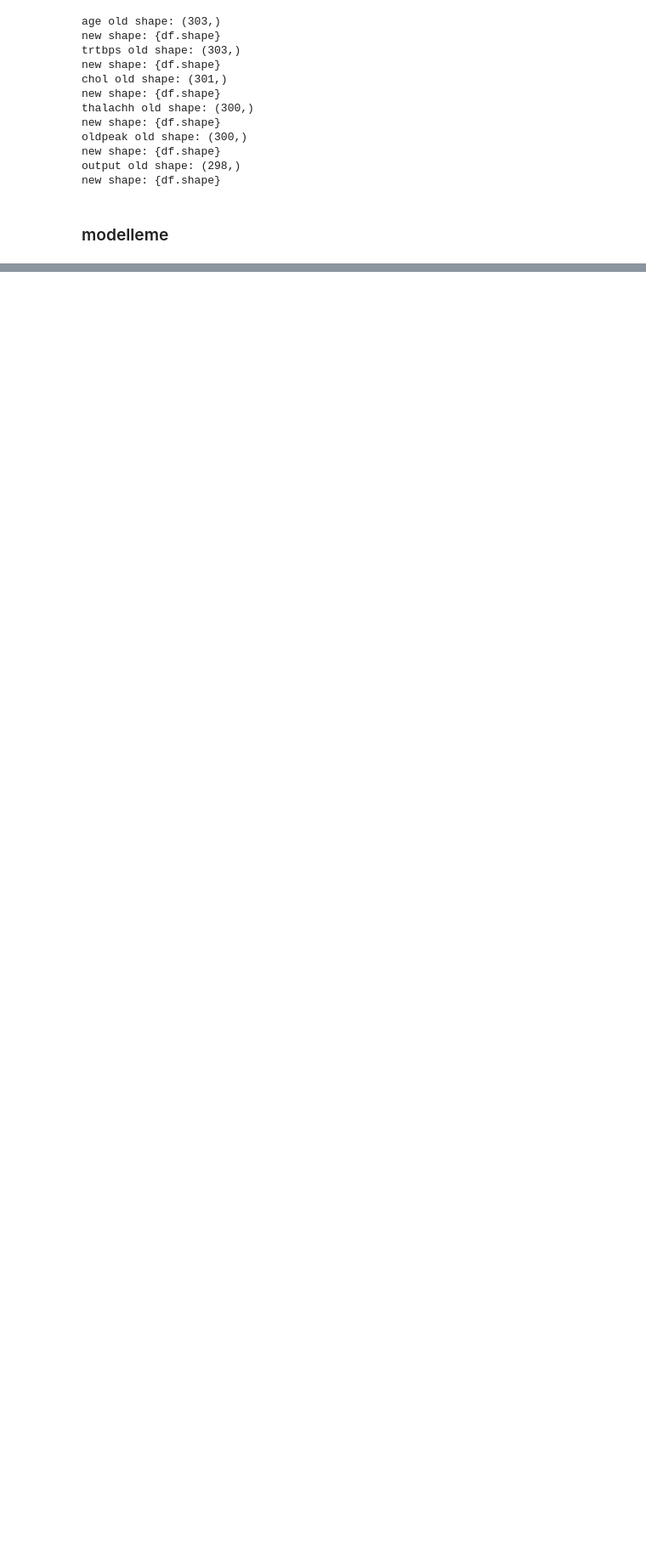
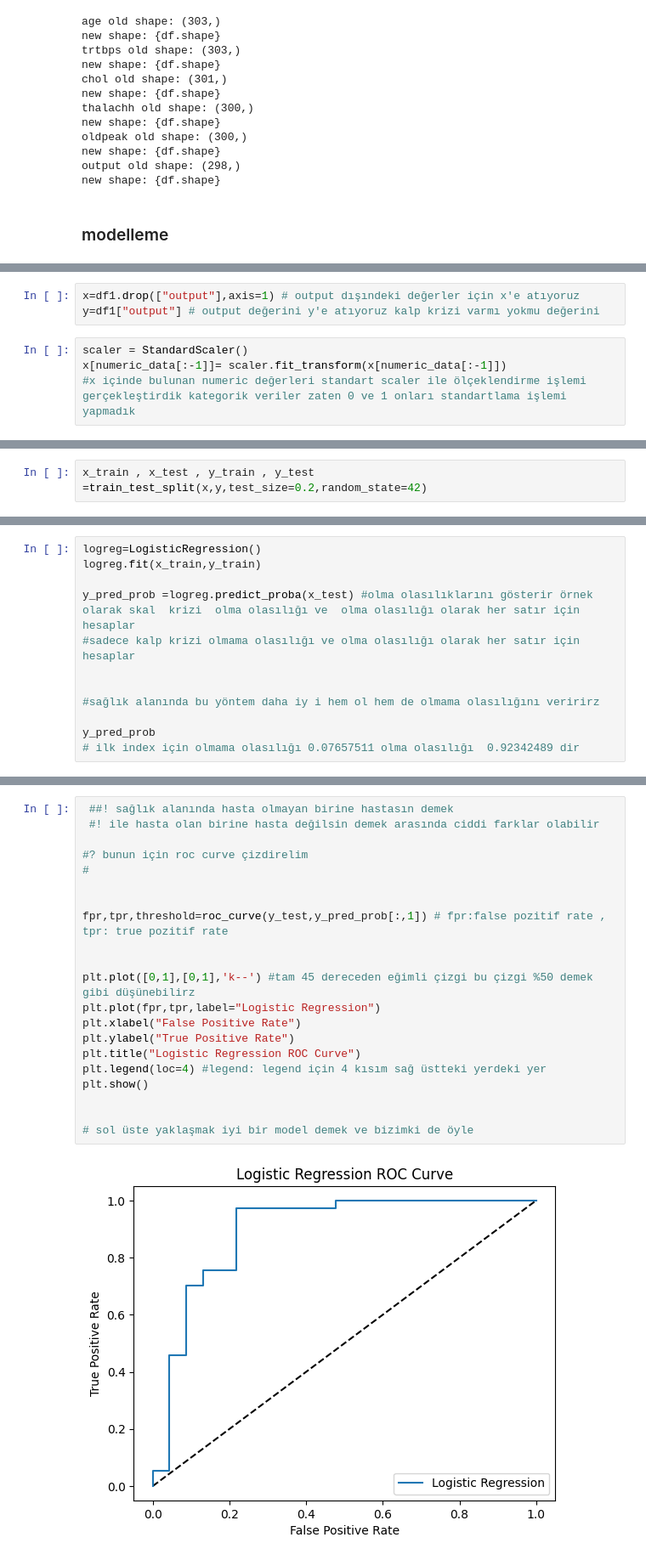
Before and after one commit to can-ozyasar/Kalp-Krizi-Tahmini, a Jupyter notebook: KalpKriziTahmin.ipynb, the cells around one changed output, grey strips where cells are left out. Shown at 85% size. Cells and saved outputs as stored; diff of their text form; blank space fills up the shorter version.

Commit message:
modelleme işlemleri ve hyper parameter tuning ile model iyileştirme

```diff
--- a/KalpKriziTahmin.ipynb
+++ b/KalpKriziTahmin.ipynb
@@ -328,0 +358,7 @@ new shape: {df.shape}
+# %%
+x=df1.drop(["output"],axis=1) # output dışındeki değerler için x'e atıyoruz
+y=df1["output"] # output değerini y'e atıyoruz kalp krizi varmı yokmu değerini
+# %%
+scaler = StandardScaler()
+x[numeric_data[:-1]]= scaler.fit_transform(x[numeric_data[:-1]])
+#x içinde bulunan numeric değerleri standart scaler ile ölçeklendirme işlemi gerçekleştirdik kategorik veriler zaten 0 ve 1 onları standartlama işlemi yapmadık
@@ -328,0 +367,2 @@ new shape: {df.shape}
+# %%
+x_train , x_test , y_train , y_test =train_test_split(x,y,test_size=0.2,random_state=42)
@@ -328,0 +371,12 @@ new shape: {df.shape}
+# %%
+logreg=LogisticRegression()
+logreg.fit(x_train,y_train)
+
+y_pred_prob =logreg.predict_proba(x_test) #olma olasılıklarını gösterir örnek olarak skal  krizi  olma olasılığı ve  olma olasılığı olarak her satır için hesaplar
+#sadece kalp krizi olmama olasılığı ve olma olasılığı olarak her satır için hesaplar
+
+
+#sağlık alanında bu yöntem daha iy i hem ol hem de olmama olasılığını veririrz
+
+y_pred_prob
+# ilk index için olmama olasılığı 0.07657511 olma olasılığı  0.92342489 dir
@@ -328,0 +416,23 @@ new shape: {df.shape}
+# %%
+ ##! sağlık alanında hasta olmayan birine hastasın demek
+ #! ile hasta olan birine hasta değilsin demek arasında ciddi farklar olabilir
+
+#? bunun için roc curve çizdirelim
+#
+
+
+fpr,tpr,threshold=roc_curve(y_test,y_pred_prob[:,1]) # fpr:false pozitif rate ,  tpr: true pozitif rate
+
+
+plt.plot([0,1],[0,1],'k--') #tam 45 dereceden eğimli çizgi bu çizgi %50 demek gibi düşünebilirz
+plt.plot(fpr,tpr,label="Logistic Regression")
+plt.xlabel("False Positive Rate")
+plt.ylabel("True Positive Rate")
+plt.title("Logistic Regression ROC Curve")
+plt.legend(loc=4) #legend: legend için 4 kısım sağ üstteki yerdeki yer
+plt.show()
+
+
+# sol üste yaklaşmak iyi bir model demek ve bizimki de öyle
+# %% [output]
+[figure, added]
```
Also changed, not shown: parts of 11 cells of this notebook.
